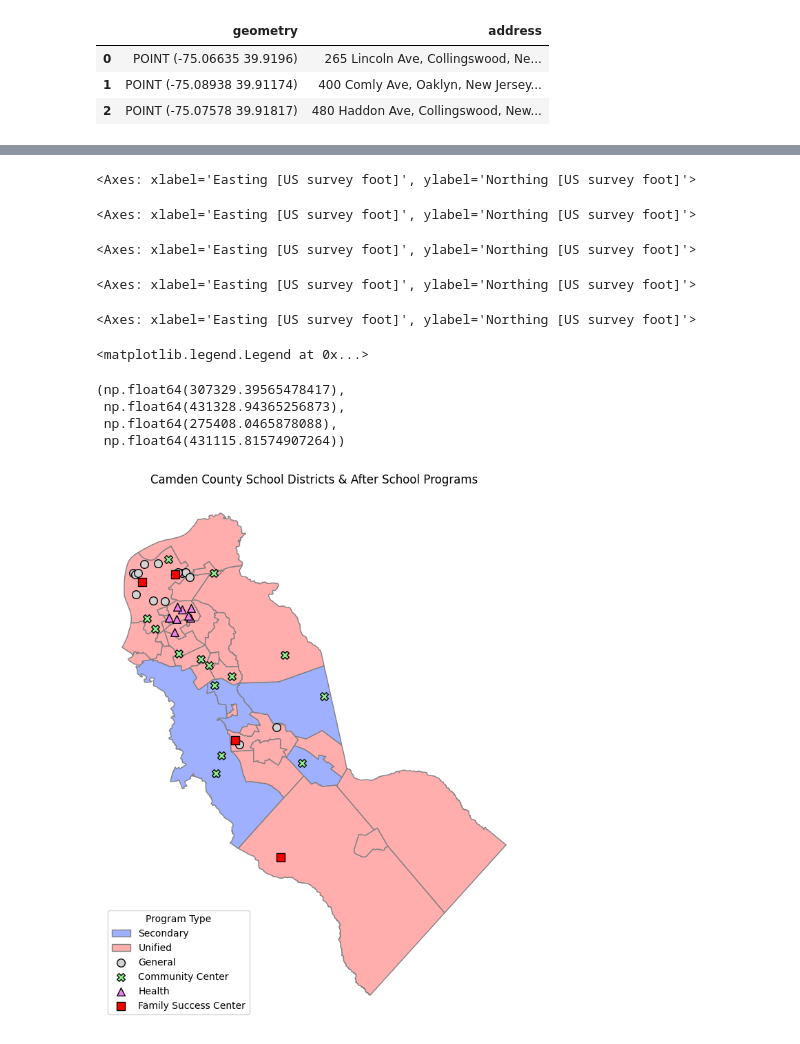
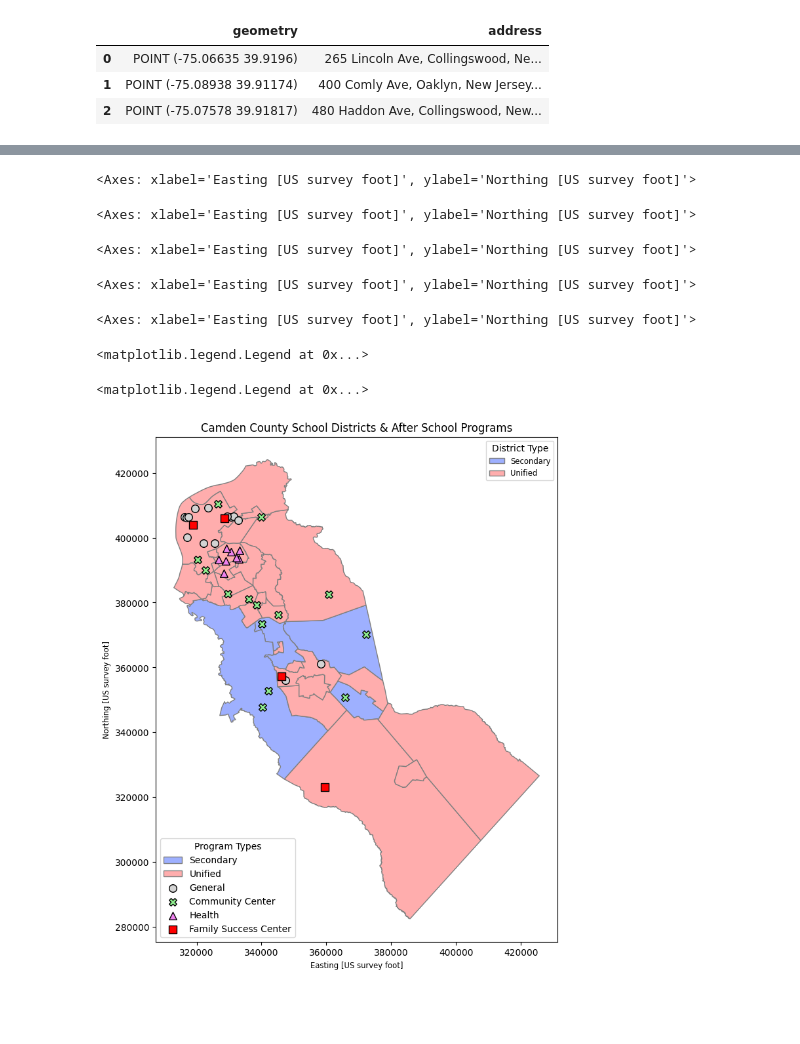
Before and after one commit to MhiyaJ/My-GIS-Stuff, a Jupyter notebook: CCHSDistrict.ipynb, the cells around one changed output, grey strips where cells are left out. Drawn from its saved outputs; the diff is of its cells as text; code cells hidden in the pictures; blank space fills up the shorter version.

```diff
--- a/CCHSDistrict.ipynb
+++ b/CCHSDistrict.ipynb
@@ -205,56 +248,48 @@ PrgXls.head(3)
 | 1 | Thomas Sharp Elementary | 400 Comly Ave., Collingswood, NJ ... | Health | POINT (-75.08938 39.91174) |
 | 2 | James A Garfield Elementary School | 480 Haddon Ave., Collingswood, NJ... | Health | POINT (-75.07578 39.91817) |
 # %%
-# Prompted Gemini to fix error after the original run
-# Set the initial CRS for the programs to GPS coordinates (WGS84)
-if PrgXls.crs is None:
-    PrgXls.crs = "EPSG:4326"
-
-# Reproject each program slice to match the districts' coordinate reference system
-PrgGen_proj = PrgGen.set_crs("EPSG:4326", allow_override=True).to_crs(cchs.crs)
-PrgCom_proj = PrgCom.set_crs("EPSG:4326", allow_override=True).to_crs(cchs.crs)
-PrgHea_proj = PrgHea.set_crs("EPSG:4326", allow_override=True).to_crs(cchs.crs)
-PrgFsc_proj = PrgFsc.set_crs("EPSG:4326", allow_override=True).to_crs(cchs.crs)
-
-# End of Gemini error fix
-
 # Original run
 fig, ax = plt.subplots(1, figsize=(10,10))
 
-cchs.plot(ax=ax, column='type', cmap='berlin', edgecolor='grey', linewidth=1)
+cchs.plot(ax=ax, column='type', legend=True, cmap='berlin',
+          edgecolor='grey', linewidth=1, legend_kwds={
+          'loc':'upper right', 'title_fontsize':'medium', 'fontsize':'small', 'markerscale':1.4,'title':'District Type'})
 
 # Prompted Gemini to create two legends
 # Save the first legend (District Type) to prevent it from being overwritten
 District_legend = ax.get_legend()
 
 PrgGen_proj.plot(ax=ax, marker='o', color='lightgrey', markersize=70, label='General', edgecolor='black')
 PrgCom_proj.plot(ax=ax, marker='X', color='lightgreen', markersize=70, label='Community Center', edgecolor='black')
 PrgHea_proj.plot(ax=ax, marker='^', color='violet', markersize=70, label='Health', edgecolor='black')
 PrgFsc_proj.plot(ax=ax, marker='s', color='red', markersize=70, label='Family Success Center', edgecolor='black')
 
+# Create the second legend (for Prog Type) on the lower left
+Program_legend = ax.get_legend()
+
+ax.legend(loc='lower left', title="Program Types")
 # End of original run
 
-# Create the second legend (for Program Types) on the lower left using the correct .legend() method
-ax.legend(loc='lower left', title="Program Type")
 
 # Add the first legend back to the axes manually so both are visible
 if District_legend is not None:
     ax.add_artist(District_legend)
 
 # End of Gemini prompts
 
 ax.title.set_text("Camden County School Districts & After School Programs")
-ax.axis('off')
+
+# Highlight ellipse (e.g. for Collingswood area)
+ax = Ellipse(xy=(340000, 3930000), width=0.04, height=0.04, edgecolor='b', fc='None', lw=2.5)
+
+#ax.axis('off')
 plt.show()
 # %% [output]
 <Axes: xlabel='Easting [US survey foot]', ylabel='Northing [US survey foot]'>
 <Axes: xlabel='Easting [US survey foot]', ylabel='Northing [US survey foot]'>
 <Axes: xlabel='Easting [US survey foot]', ylabel='Northing [US survey foot]'>
 <Axes: xlabel='Easting [US survey foot]', ylabel='Northing [US survey foot]'>
 <Axes: xlabel='Easting [US survey foot]', ylabel='Northing [US survey foot]'>
 <matplotlib.legend.Legend at 0x...>
-(np.float64(307329.39565478417),
- np.float64(431328.94365256873),
- np.float64(275408.0465878088),
- np.float64(431115.81574907264))
+<matplotlib.legend.Legend at 0x...>
-[figure, old version]
+[figure, new version]
```
Also changed, not shown: parts of 7 cells of this notebook.
